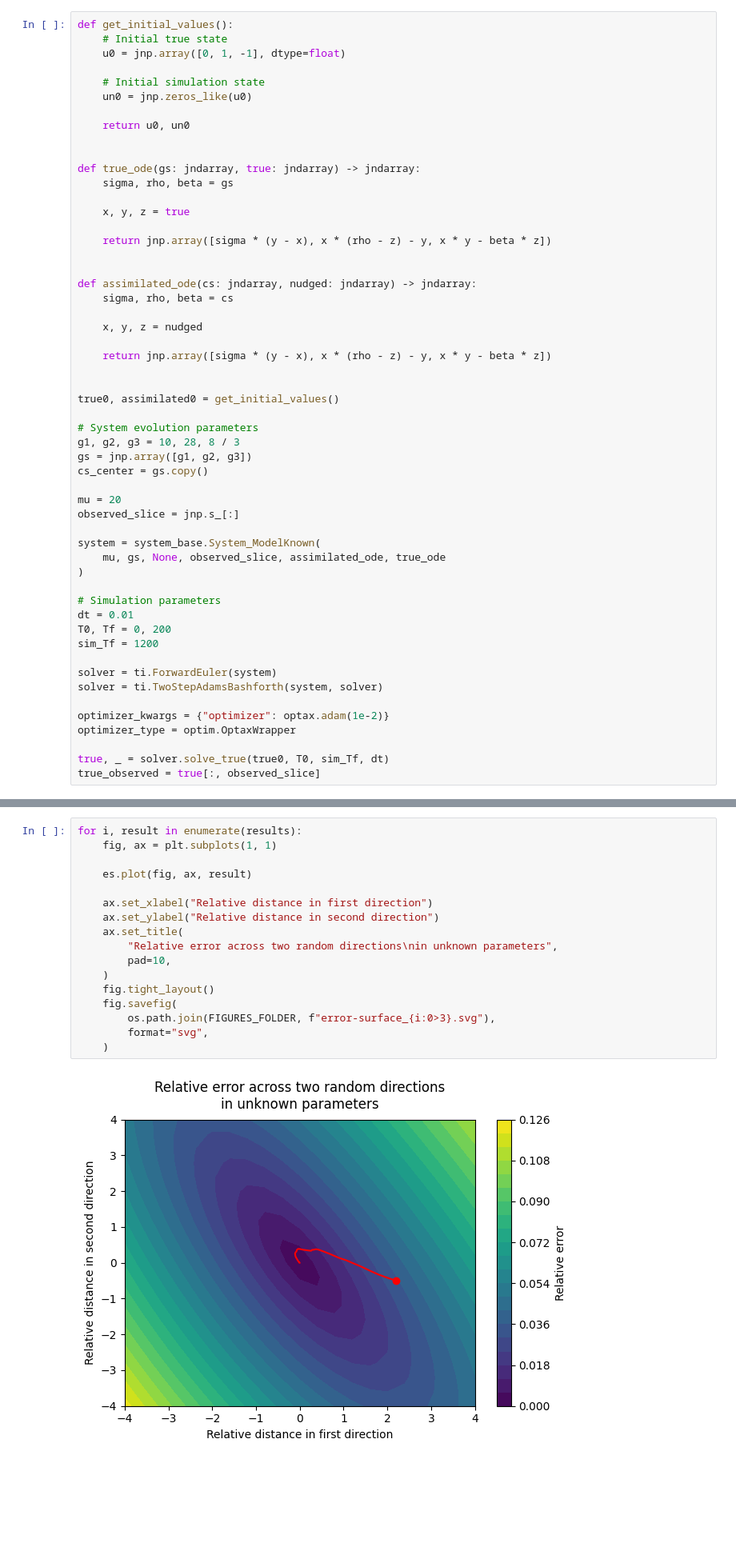
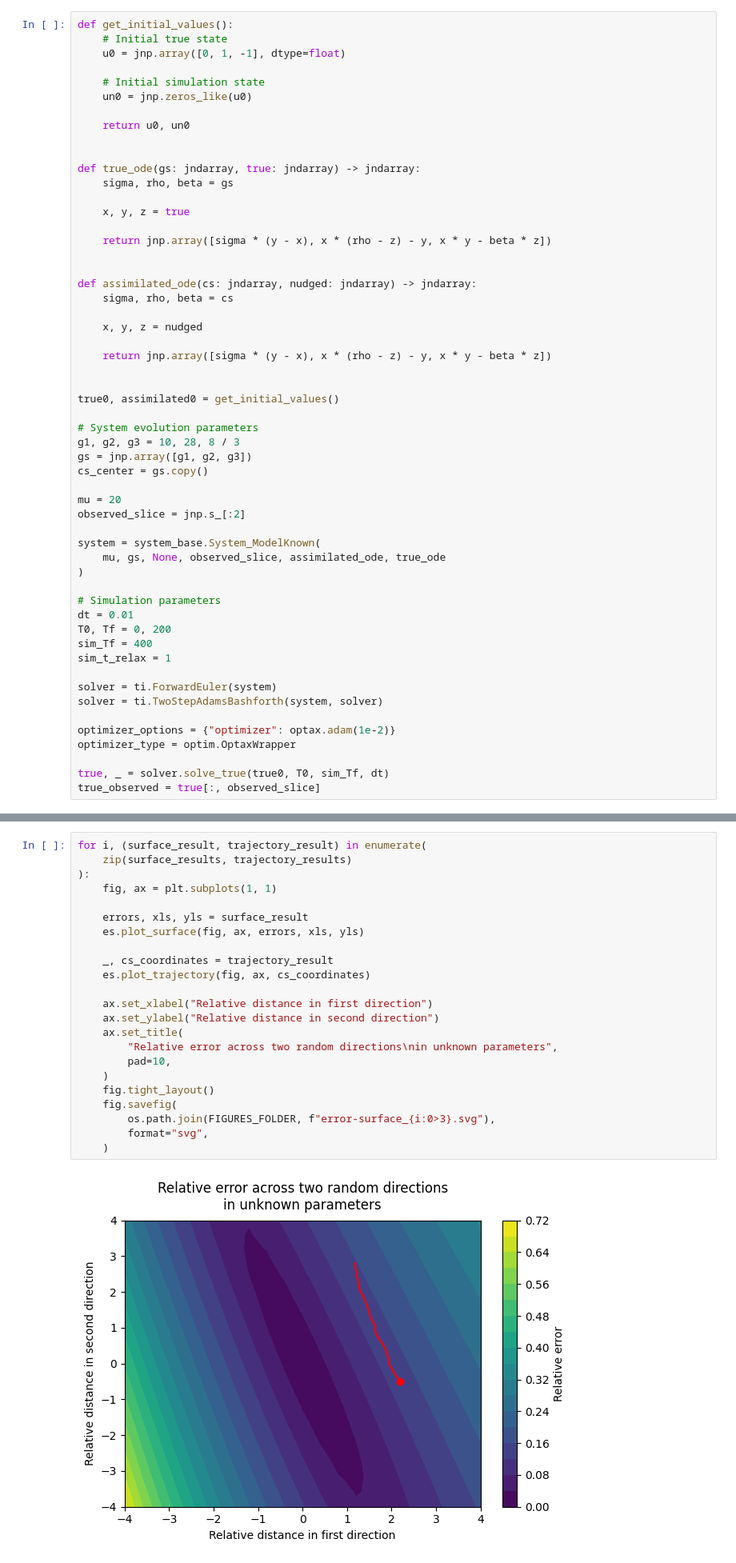
Before and after one commit to schilln/otf, a Jupyter notebook: examples/lorenz63/error_surfaces.ipynb, the cells around one changed output, grey strips where cells are left out. Shown at 80% size. Saved outputs shown, nothing was run; the diff lists cells and outputs as text; blank space fills up the shorter version.

```diff
--- a/examples/lorenz63/error_surfaces.ipynb
+++ b/examples/lorenz63/error_surfaces.ipynb
@@ -59,7 +63,7 @@ gs = jnp.array([g1, g2, g3])
 cs_center = gs.copy()
 
 mu = 20
-observed_slice = jnp.s_[:]
+observed_slice = jnp.s_[:2]
 
 system = system_base.System_ModelKnown(
     mu, gs, None, observed_slice, assimilated_ode, true_ode
@@ -68,12 +72,13 @@ system = system_base.System_ModelKnown(
 # Simulation parameters
 dt = 0.01
 T0, Tf = 0, 200
-sim_Tf = 1200
+sim_Tf = 400
+sim_t_relax = 1
 
 solver = ti.ForwardEuler(system)
 solver = ti.TwoStepAdamsBashforth(system, solver)
 
-optimizer_kwargs = {"optimizer": optax.adam(1e-2)}
+optimizer_options = {"optimizer": optax.adam(1e-2)}
 optimizer_type = optim.OptaxWrapper
 
 true, _ = solver.solve_true(true0, T0, sim_Tf, dt)
@@ -113,19 +135,25 @@ for i, seed in enumerate((0, 1, 2, 42)):
 # %%
-for i, result in enumerate(results):
+for i, (surface_result, trajectory_result) in enumerate(
+    zip(surface_results, trajectory_results)
+):
     fig, ax = plt.subplots(1, 1)
 
-    es.plot(fig, ax, result)
+    errors, xls, yls = surface_result
+    es.plot_surface(fig, ax, errors, xls, yls)
+
+    _, cs_coordinates = trajectory_result
+    es.plot_trajectory(fig, ax, cs_coordinates)
 
     ax.set_xlabel("Relative distance in first direction")
     ax.set_ylabel("Relative distance in second direction")
     ax.set_title(
         "Relative error across two random directions\nin unknown parameters",
         pad=10,
     )
     fig.tight_layout()
     fig.savefig(
         os.path.join(FIGURES_FOLDER, f"error-surface_{i:0>3}.svg"),
         format="svg",
     )
 # %% [output]
-[figure, old version]
+[figure, new version]
```
Also changed, not shown: parts of 3 cells of this notebook, 11 other files.
